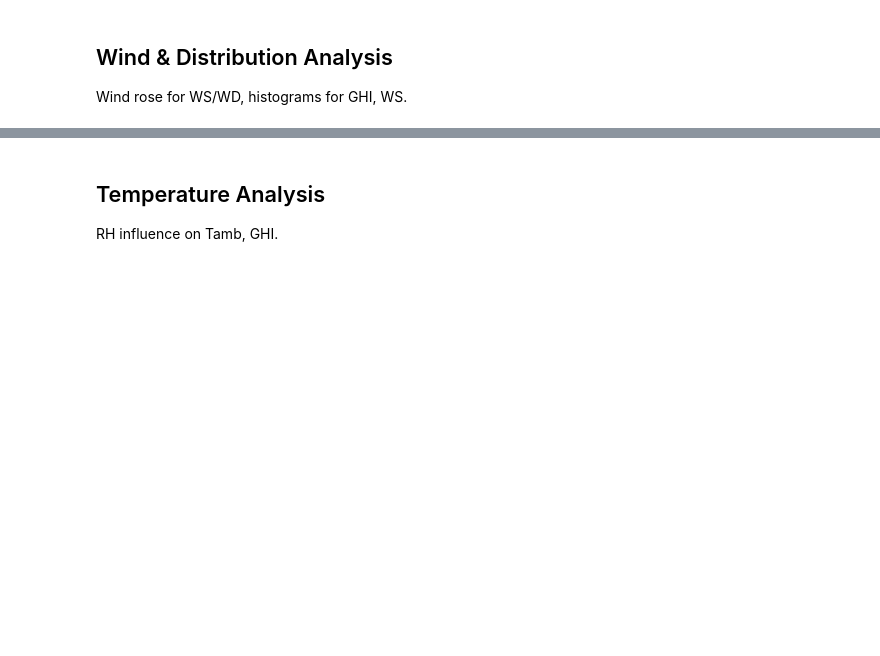
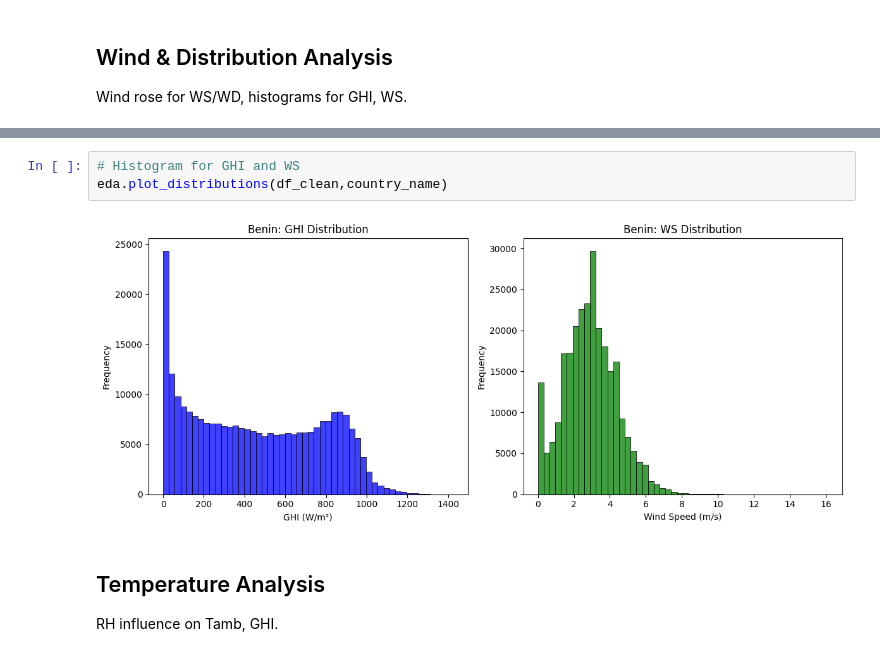
Before and after one commit to Hallelujah-kib/solar-challenge-week0, a Jupyter notebook: notebooks/benin_eda.ipynb, the cells around one changed output, grey strips where cells are left out. Saved outputs shown, nothing was run; the diff lists cells and outputs as text; blank space fills up the shorter version.

```diff
--- a/notebooks/benin_eda.ipynb
+++ b/notebooks/benin_eda.ipynb
@@ -192,3 +127,8 @@ plt.show()
+# %%
+# Histogram for GHI and WS
+eda.plot_distributions(df_clean,country_name)
+# %% [output]
+[figure, added]
 # %% [markdown]
 ## Temperature Analysis
 RH influence on Tamb, GHI.
```
Also changed, not shown: parts of 12 cells of this notebook, 1 other file.
